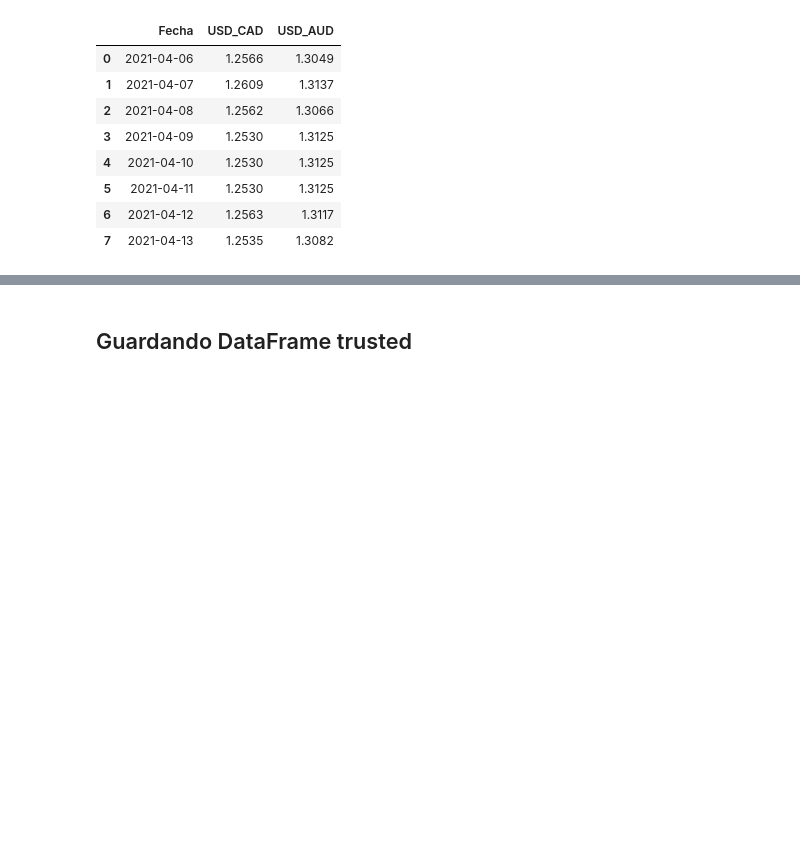
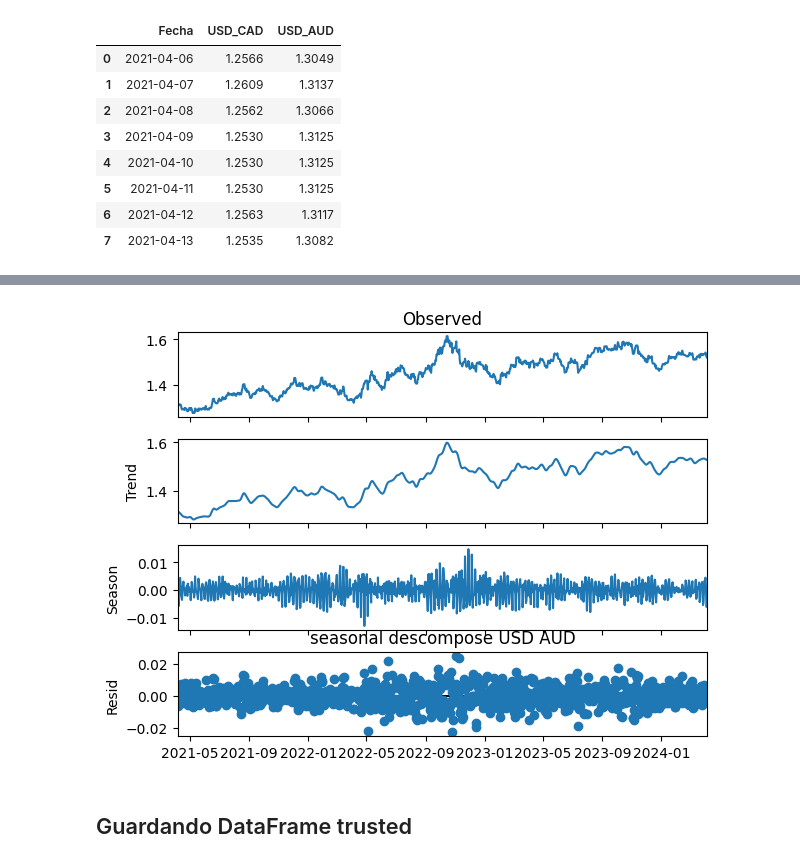
Before and after one commit to maestria-ds-eafit/estadistica-avanzada, a Jupyter notebook: taller_volatilidad/EDA/EDA.ipynb, the cells around one changed output, grey strips where cells are left out. Drawn from its saved outputs; the diff is of its cells as text; code cells hidden in the pictures; blank space fills up the shorter version.

```diff
--- a/taller_volatilidad/EDA/EDA.ipynb
+++ b/taller_volatilidad/EDA/EDA.ipynb
@@ -162,3 +176,13 @@ dtype: object
+# %%
+data = df.copy()
+data.set_index('Fecha', inplace=True)
+data_USD_AUD = data.drop("USD_CAD", axis=1)
+res_USD_AUD = STL(data_USD_AUD).fit()
+res_USD_AUD.plot()
+plt.title("seasonal descompose USD AUD")
+plt.show()
+# %% [output]
+[figure, added]
 # %% [markdown]
 ## Guardando DataFrame trusted
 # %%
```
Also changed, not shown: parts of 4 cells of this notebook, 13 other files.
